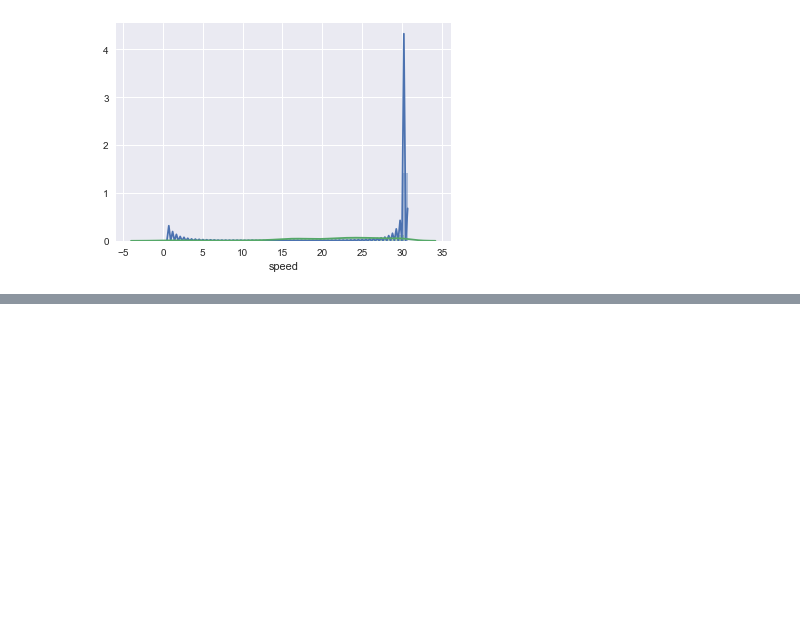
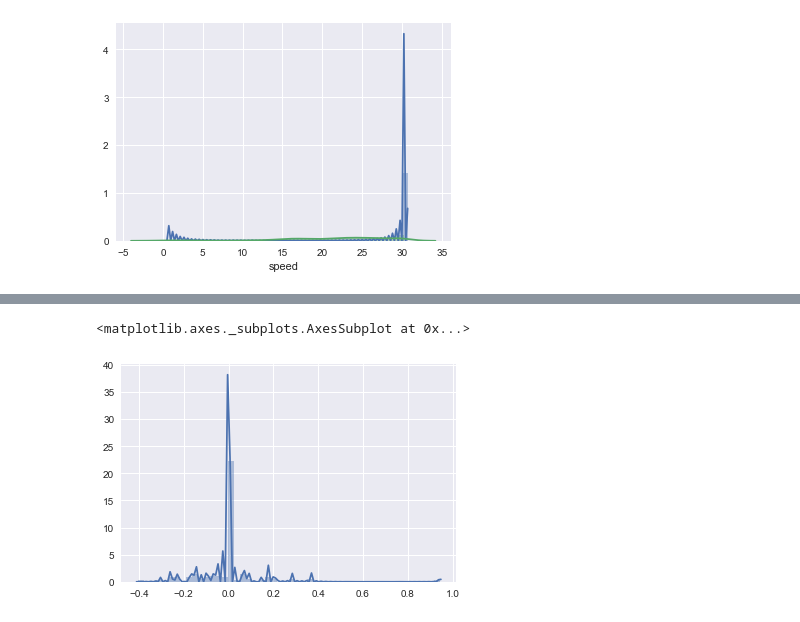
Before and after one commit to suryasumukh/CarND-Behavioral-Cloning-P3, a Jupyter notebook: notebooks/exploration.ipynb, the cells around one changed output, grey strips where cells are left out. Saved outputs shown, nothing was run; the diff lists cells and outputs as text; code cells hidden in the pictures; blank space fills up the shorter version.

```diff
--- a/notebooks/exploration.ipynb
+++ b/notebooks/exploration.ipynb
@@ -81,0 +126,14 @@ sns.distplot(test_run['speed'])
+# %%
+count, bins = np.histogram(angles, bins=20)
+# %%
+keep_prob = []
+for angle in angles:
+    for i in range(len(count)):
+        if bins[i] < angle <= bins[i+1]:
+            keep_prob.append(p[i])
+# %%
+rsmpl = np.random.choice(angles, 128, keep_prob)
+sns.distplot(rsmpl)
+# %% [output]
+<matplotlib.axes._subplots.AxesSubplot at 0x...>
+[figure, added]
```
Also changed, not shown: parts of 15 cells of this notebook, 2 other files.
